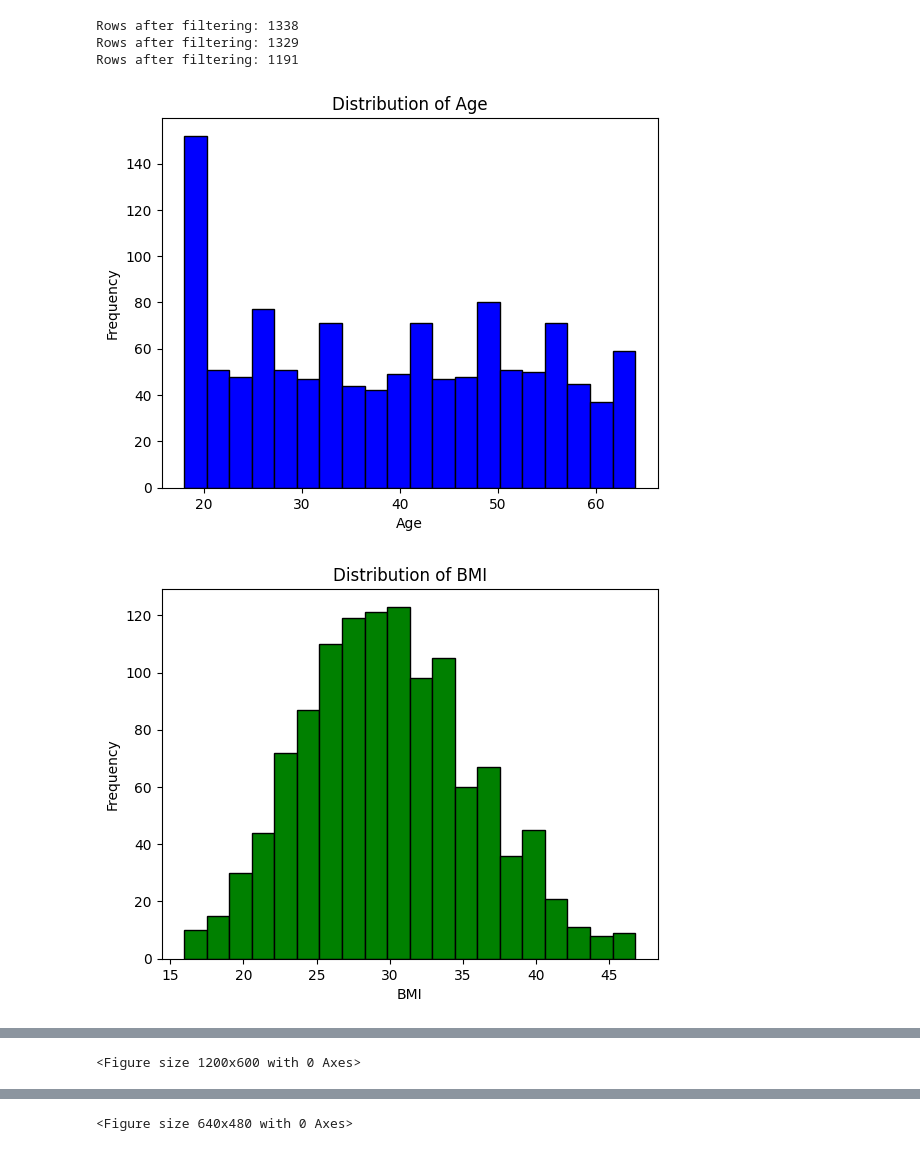
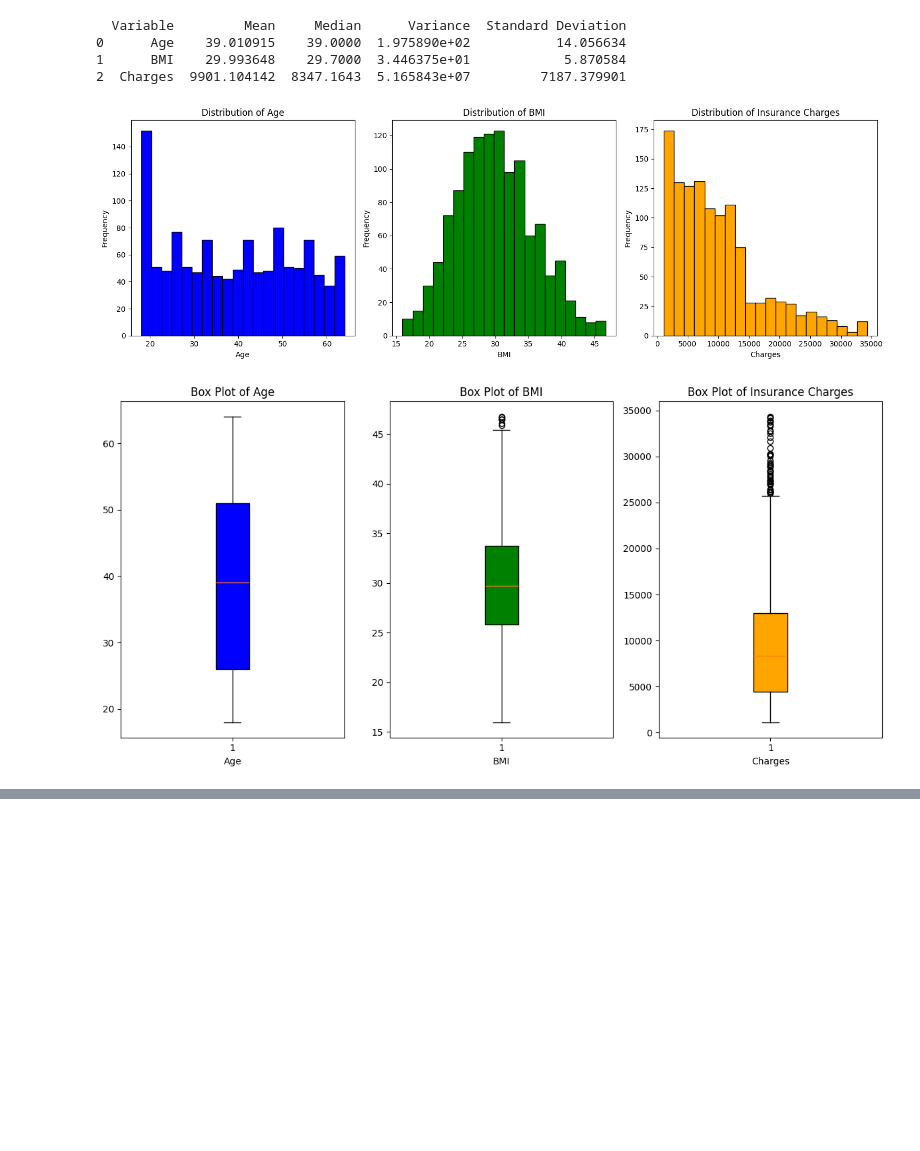
Before and after one commit to AryanBL/Health-insurance-regression-model, a Jupyter notebook: Project_Notebook.ipynb, the cells around one changed output, grey strips where cells are left out. Drawn from its saved outputs; the diff is of its cells as text; code cells hidden in the pictures; blank space fills up the shorter version.

```diff
--- a/Project_Notebook.ipynb
+++ b/Project_Notebook.ipynb
@@ -51,33 +60,30 @@ def histogram(df):
     plt.show()
 # %%
-
 def box_plot(df):
+    # Create a figure with subplots
     plt.figure(figsize=(12, 6))
 
     # Box plot for 'age'
-    plt.figure(figsize=(6, 4))
+    plt.subplot(1, 3, 1)  # 1 row, 3 columns, 1st subplot
     plt.boxplot(df['age'], vert=True, patch_artist=True, boxprops=dict(facecolor='blue'))
     plt.title('Box Plot of Age')
     plt.xlabel('Age')
-    plt.show()
 
     # Box plot for 'bmi'
-    plt.figure(figsize=(6, 4))
+    plt.subplot(1, 3, 2)  # 1 row, 3 columns, 2nd subplot
     plt.boxplot(df['bmi'], vert=True, patch_artist=True, boxprops=dict(facecolor='green'))
     plt.title('Box Plot of BMI')
     plt.xlabel('BMI')
-    plt.show()
 
     # Box plot for 'charges'
-    plt.figure(figsize=(6, 4))
+    plt.subplot(1, 3, 3)  # 1 row, 3 columns, 3rd subplot
     plt.boxplot(df['charges'], vert=True, patch_artist=True, boxprops=dict(facecolor='orange'))
     plt.title('Box Plot of Insurance Charges')
     plt.xlabel('Charges')
-    plt.show()
 
+    # Adjust layout
     plt.tight_layout()
     plt.show()
-
 
 
 def compute_measures(df, column):
@@ -169,35 +207,42 @@ def scatter_plot(df):
 # %%
 
-df = pd.read_csv('E:\\NumericalMethods\\Project\\DataSet.csv')
-
-df_cleaned = clean_data(df)
-# print(df_cleaned)
-# print(len(df_cleaned))
-histogram(df_cleaned)
-box_plot(df_cleaned)
-
-measures_age = compute_measures(df_cleaned, 'age')
-measures_bmi = compute_measures(df_cleaned, 'bmi')
-measures_charges = compute_measures(df_cleaned, 'charges')
+if __name__ == "__main__":
 
 
-# Create a DataFrame to display the results
-results_table = pd.DataFrame({
-    'Variable': ['Age', 'BMI', 'Charges'],
-    'Mean': [measures_age['Mean'], measures_bmi['Mean'], measures_charges['Mean']],
-    'Median': [measures_age['Median'], measures_bmi['Median'], measures_charges['Median']],
-    'Variance': [measures_age['Variance'], measures_bmi['Variance'], measures_charges['Variance']],
-    'Standard Deviation': [measures_age['Standard Deviation'], measures_bmi['Standard Deviation'], measures_charges['Standard Deviation']]
-})
+    df = pd.read_csv('E:\\NumericalMethods\\Project\\DataSet.csv')
 
-# Display the table
-print(results_table)
+    df_cleaned = clean_data(df)
 
-correlation_matrix(df_cleaned)
-scatter_plot(df_cleaned)
+    measures_age = compute_measures(df_cleaned, 'age')
+    measures_bmi = compute_measures(df_cleaned, 'bmi')
+    measures_charges = compute_measures(df_cleaned, 'charges')
+
+
+    # Create a DataFrame to display the results
+    results_table = pd.DataFrame({
+        'Variable': ['Age', 'BMI', 'Charges'],
+        'Mean': [measures_age['Mean'], measures_bmi['Mean'], measures_charges['Mean']],
+        'Median': [measures_age['Median'], measures_bmi['Median'], measures_charges['Median']],
+        'Variance': [measures_age['Variance'], measures_bmi['Variance'], measures_charges['Variance']],
+        'Standard Deviation': [measures_age['Standard Deviation'], measures_bmi['Standard Deviation'], measures_charges['Standard Deviation']]
+    })
+
+    print(results_table)
+
+    histogram(df_cleaned)
+    box_plot(df_cleaned)
+
+
+
+    # Display the table
+
+
+    correlation_matrix(df_cleaned)
+    scatter_plot(df_cleaned)
 # %% [output]
-Rows after filtering: 1338
-Rows after filtering: 1329
-Rows after filtering: 1191
+  Variable         Mean     Median      Variance  Standard Deviation
+0      Age    39.010915    39.0000  1.975890e+02           14.056634
+1      BMI    29.993648    29.7000  3.446375e+01            5.870584
+2  Charges  9901.104142  8347.1643  5.165843e+07         7187.379901
-[figure, old version]
+[figure, new version]
-[figure, old version]
+[figure, new version]
@@ -205 +249,0 @@ Rows after filtering: 1191
-<Figure size 1200x600 with 0 Axes>
@@ -209 +251,0 @@ Rows after filtering: 1191
-<Figure size 640x480 with 0 Axes>
```
Also changed, not shown: parts of 4 cells of this notebook, 1 other file.
